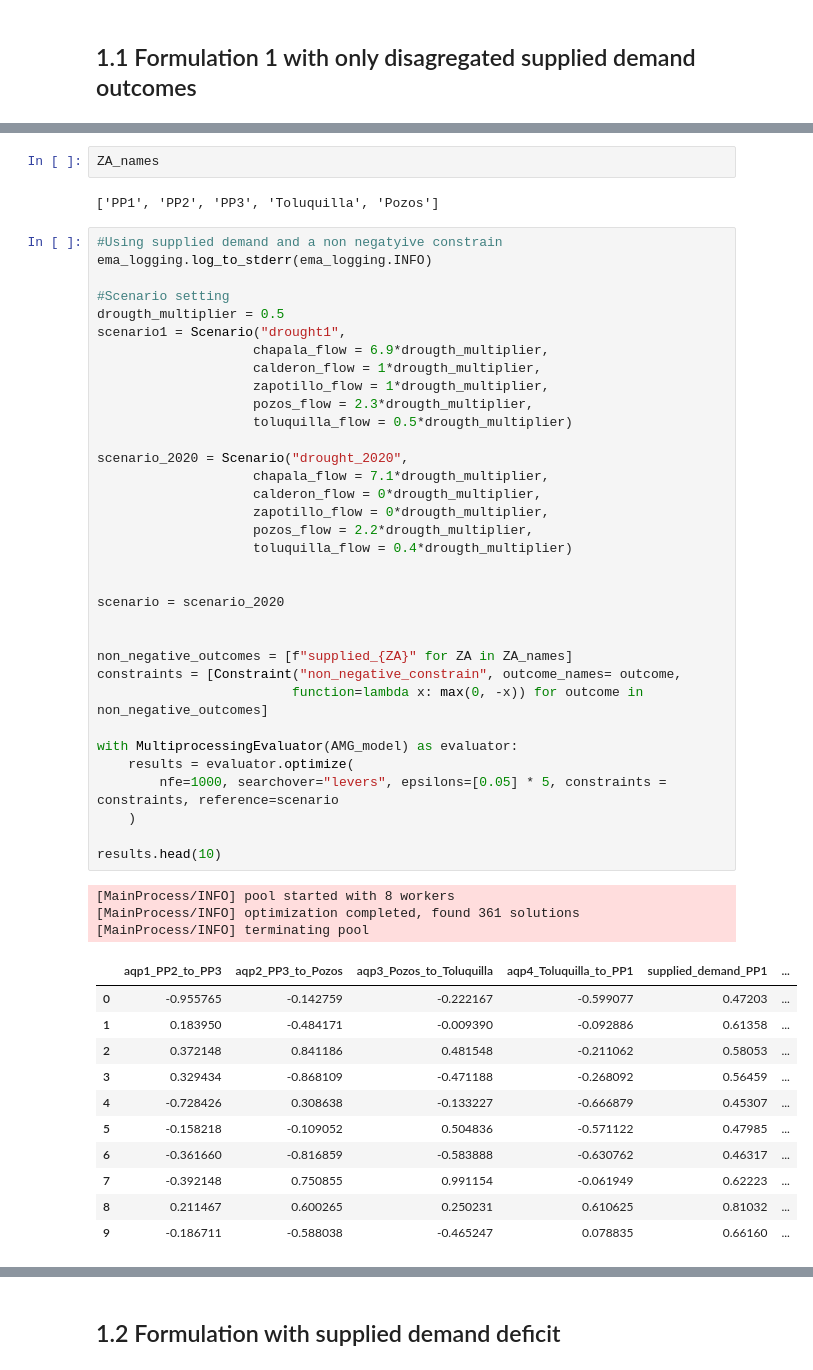
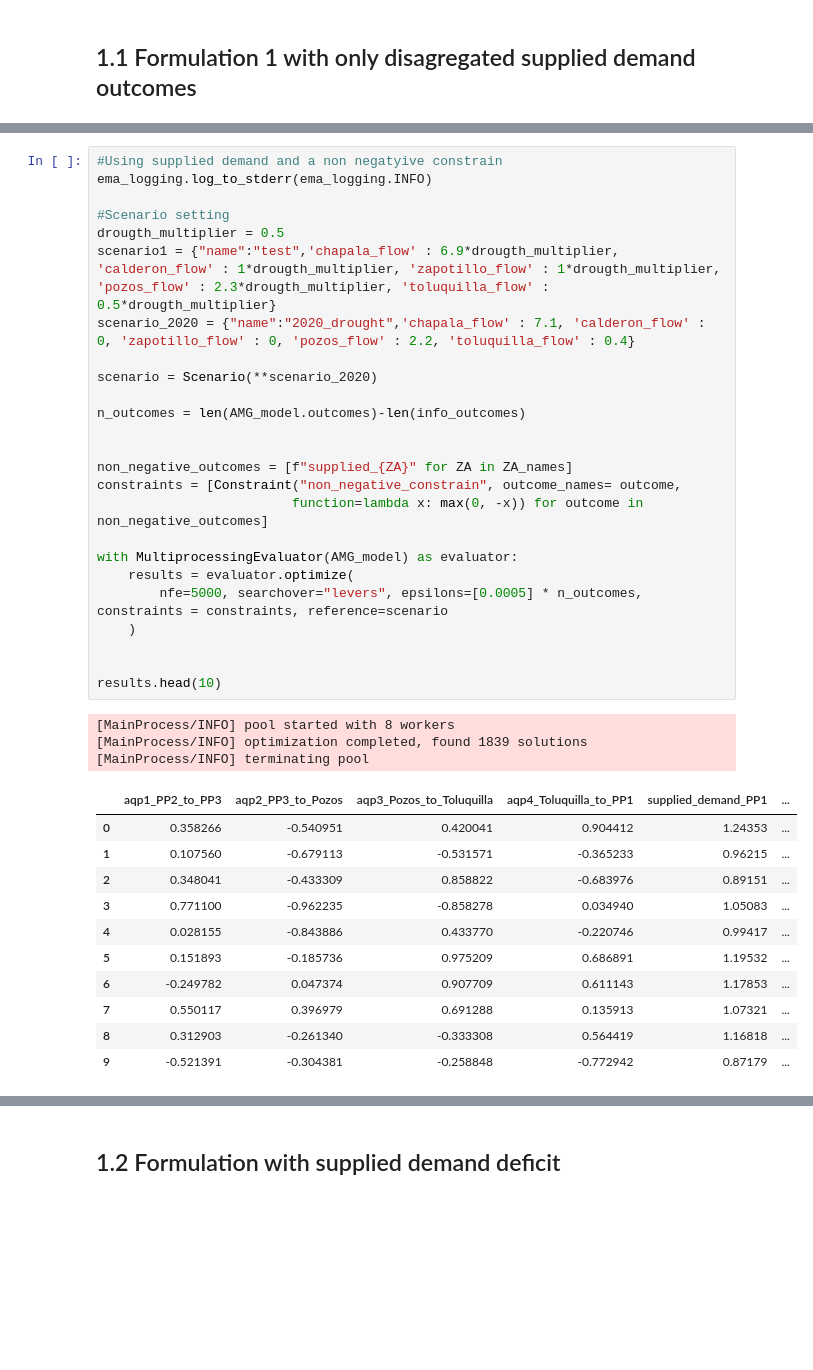
Before and after one commit to arielgoldin/GDL_Aquapheric_Policies, a Jupyter notebook: AMG_experimentation.ipynb, the cells around one changed output, grey strips where cells are left out. Cells and saved outputs as stored; diff of their text form; blank space fills up the shorter version.

```diff
--- a/AMG_experimentation.ipynb
+++ b/AMG_experimentation.ipynb
@@ -75,53 +92,40 @@ AMG_model.outcomes = [ScalarOutcome(scalar_outcome, kind=ScalarOutcome.MAXIMIZE)
-# %%
-ZA_names
-# %% [output]
-['PP1', 'PP2', 'PP3', 'Toluquilla', 'Pozos']
 # %%
 #Using supplied demand and a non negatyive constrain
 ema_logging.log_to_stderr(ema_logging.INFO)
 
 #Scenario setting
 drougth_multiplier = 0.5
-scenario1 = Scenario("drought1",
-                    chapala_flow = 6.9*drougth_multiplier,
-                    calderon_flow = 1*drougth_multiplier,
-                    zapotillo_flow = 1*drougth_multiplier,
-                    pozos_flow = 2.3*drougth_multiplier,
-                    toluquilla_flow = 0.5*drougth_multiplier)
+scenario1 = {"name":"test",'chapala_flow' : 6.9*drougth_multiplier, 'calderon_flow' : 1*drougth_multiplier, 'zapotillo_flow' : 1*drougth_multiplier, 'pozos_flow' : 2.3*drougth_multiplier, 'toluquilla_flow' : 0.5*drougth_multiplier}
+scenario_2020 = {"name":"2020_drought",'chapala_flow' : 7.1, 'calderon_flow' : 0, 'zapotillo_flow' : 0, 'pozos_flow' : 2.2, 'toluquilla_flow' : 0.4}
 
-scenario_2020 = Scenario("drought_2020",
-                    chapala_flow = 7.1*drougth_multiplier,
-                    calderon_flow = 0*drougth_multiplier,
-                    zapotillo_flow = 0*drougth_multiplier,
-                    pozos_flow = 2.2*drougth_multiplier,
-                    toluquilla_flow = 0.4*drougth_multiplier)
+scenario = Scenario(**scenario_2020)
 
-
-scenario = scenario_2020
+n_outcomes = len(AMG_model.outcomes)-len(info_outcomes)
 
 
 non_negative_outcomes = [f"supplied_{ZA}" for ZA in ZA_names]
 constraints = [Constraint("non_negative_constrain", outcome_names= outcome,
                          function=lambda x: max(0, -x)) for outcome in non_negative_outcomes]
 
 with MultiprocessingEvaluator(AMG_model) as evaluator:
     results = evaluator.optimize(
-        nfe=1000, searchover="levers", epsilons=[0.05] * 5, constraints = constraints, reference=scenario
+        nfe=5000, searchover="levers", epsilons=[0.0005] * n_outcomes, constraints = constraints, reference=scenario
     )
 
+
 results.head(10)
 # %% [output]
 [MainProcess/INFO] pool started with 8 workers
-[MainProcess/INFO] optimization completed, found 361 solutions
+[MainProcess/INFO] optimization completed, found 1839 solutions
 [MainProcess/INFO] terminating pool
 |  | aqp1_PP2_to_PP3 | aqp2_PP3_to_Pozos | aqp3_Pozos_to_Toluquilla | aqp4_Toluquilla_to_PP1 | supplied_demand_PP1 | ... |
-| 0 | -0.955765 | -0.142759 | -0.222167 | -0.599077 | 0.47203 | ... |
-| 1 | 0.183950 | -0.484171 | -0.009390 | -0.092886 | 0.61358 | ... |
-| 2 | 0.372148 | 0.841186 | 0.481548 | -0.211062 | 0.58053 | ... |
-| 3 | 0.329434 | -0.868109 | -0.471188 | -0.268092 | 0.56459 | ... |
-| 4 | -0.728426 | 0.308638 | -0.133227 | -0.666879 | 0.45307 | ... |
-| 5 | -0.158218 | -0.109052 | 0.504836 | -0.571122 | 0.47985 | ... |
-| 6 | -0.361660 | -0.816859 | -0.583888 | -0.630762 | 0.46317 | ... |
-| 7 | -0.392148 | 0.750855 | 0.991154 | -0.061949 | 0.62223 | ... |
-| 8 | 0.211467 | 0.600265 | 0.250231 | 0.610625 | 0.81032 | ... |
-| 9 | -0.186711 | -0.588038 | -0.465247 | 0.078835 | 0.66160 | ... |
+| 0 | 0.358266 | -0.540951 | 0.420041 | 0.904412 | 1.24353 | ... |
+| 1 | 0.107560 | -0.679113 | -0.531571 | -0.365233 | 0.96215 | ... |
+| 2 | 0.348041 | -0.433309 | 0.858822 | -0.683976 | 0.89151 | ... |
+| 3 | 0.771100 | -0.962235 | -0.858278 | 0.034940 | 1.05083 | ... |
+| 4 | 0.028155 | -0.843886 | 0.433770 | -0.220746 | 0.99417 | ... |
+| 5 | 0.151893 | -0.185736 | 0.975209 | 0.686891 | 1.19532 | ... |
+| 6 | -0.249782 | 0.047374 | 0.907709 | 0.611143 | 1.17853 | ... |
+| 7 | 0.550117 | 0.396979 | 0.691288 | 0.135913 | 1.07321 | ... |
+| 8 | 0.312903 | -0.261340 | -0.333308 | 0.564419 | 1.16818 | ... |
+| 9 | -0.521391 | -0.304381 | -0.258848 | -0.772942 | 0.87179 | ... |
```
Also changed, not shown: parts of 25 cells of this notebook, 41 other files.
